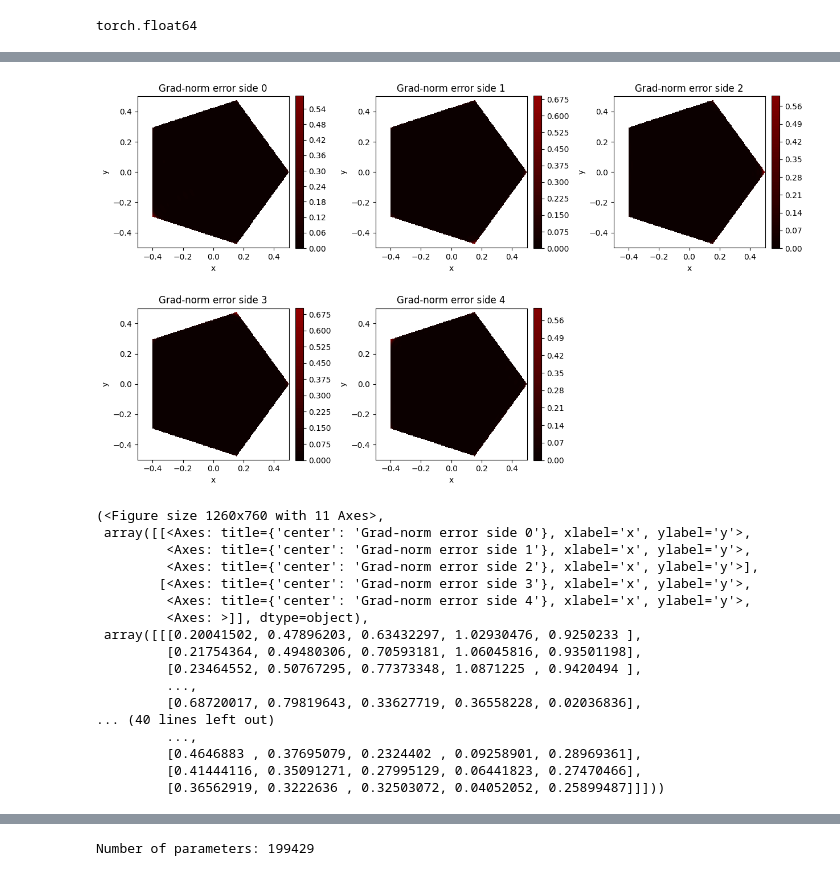
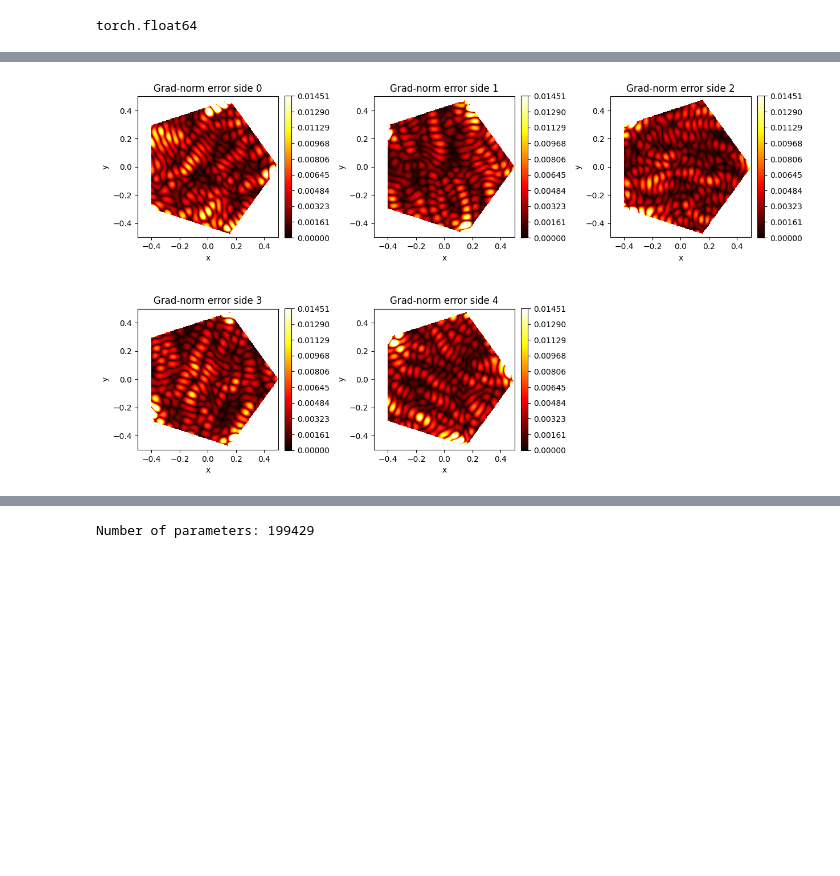
Before and after one commit to csgellert/NeuralIGA, a Jupyter notebook: Neural-Distance-Fields/MSSDF.ipynb, the cells around one changed output, grey strips where cells are left out. Saved outputs shown, nothing was run; the diff lists cells and outputs as text; code cells hidden in the pictures; blank space fills up the shorter version.

Commit message:
epsilon outside

```diff
--- a/Neural-Distance-Fields/MSSDF.ipynb
+++ b/Neural-Distance-Fields/MSSDF.ipynb
@@ -16,10 +16,3 @@ model.optimizer = torch.optim.Adam(model.parameters(), lr=5e-5)
 model.lr_scheduler = torch.optim.lr_scheduler.StepLR(model.optimizer, step_size=300, gamma=0.8)
 # %% [output]
 Number of parameters: 199429
-# %%
-# SIREX
-architecture = [2, 256,256,256,256,5]
-model = net_defs.SireX(architecture=architecture,outermost_linear=True, first_omega_0=15, hidden_omega_0=30)
-print(f'Number of parameters: {sum(p.numel() for p in model.parameters())}')
-model.optimizer = torch.optim.Adam(model.parameters(), lr=5e-5)
-model.lr_scheduler = torch.optim.lr_scheduler.StepLR(model.optimizer, step_size=500, gamma=0.8)
@@ -35,5 +26,6 @@ NI.train_model_simple(model, num_epochs=NUM_EPOCHS, batch_size=BATCH_SIZE, fun_n
                       eikon_coeff=0.0,
                       hotspot_coeff=0.0,
                       use_scheduler=True,
+                      epsilon=1e-1,
                       device=torch.device('cpu'))
 # %% [output]
@@ -144,22 +108,5 @@ NI.plot_nn_prediction_error(model, extent=[-0.5,0.5,-0.5,0.5], device=torch.devi
 # %%
-NI.plot_local_per_side_gradient_error(model, extent=[-0.5,0.5,-0.5,0.5], device=torch.device('cpu'))
+_=NI.plot_local_per_side_gradient_error(model, extent=[-0.5,0.5,-0.5,0.5], device=torch.device('cpu'))
 # %% [output]
-[figure, old version]
+[figure, new version]
-(<Figure size 1260x760 with 11 Axes>,
- array([[<Axes: title={'center': 'Grad-norm error side 0'}, xlabel='x', ylabel='y'>,
-         <Axes: title={'center': 'Grad-norm error side 1'}, xlabel='x', ylabel='y'>,
-         <Axes: title={'center': 'Grad-norm error side 2'}, xlabel='x', ylabel='y'>],
-        [<Axes: title={'center': 'Grad-norm error side 3'}, xlabel='x', ylabel='y'>,
-         <Axes: title={'center': 'Grad-norm error side 4'}, xlabel='x', ylabel='y'>,
-         <Axes: >]], dtype=object),
- array([[[0.20041502, 0.47896203, 0.63432297, 1.02930476, 0.9250233 ],
-         [0.21754364, 0.49480306, 0.70593181, 1.06045816, 0.93501198],
-         [0.23464552, 0.50767295, 0.77373348, 1.0871225 , 0.9420494 ],
-         ...,
-         [0.68720017, 0.79819643, 0.33627719, 0.36558228, 0.02036836],
-... (40 lines left out)
-         ...,
-         [0.4646883 , 0.37695079, 0.2324402 , 0.09258901, 0.28969361],
-         [0.41444116, 0.35091271, 0.27995129, 0.06441823, 0.27470466],
-         [0.36562919, 0.3222636 , 0.32503072, 0.04052052, 0.25899487]]]))
 # %%
```
Also changed, not shown: parts of 7 cells of this notebook, 3 other files.
